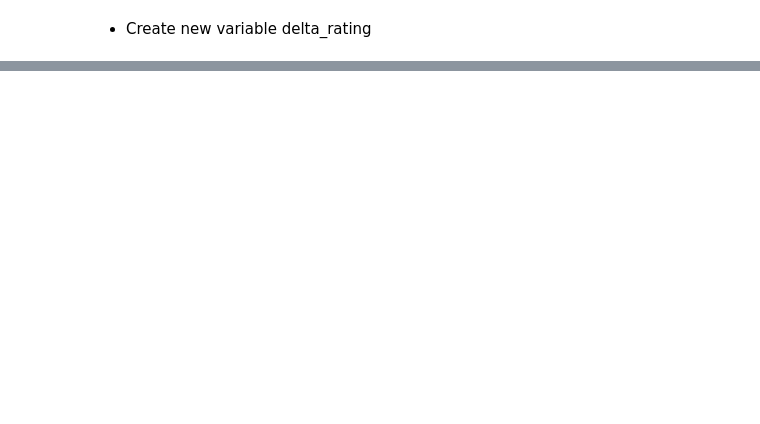
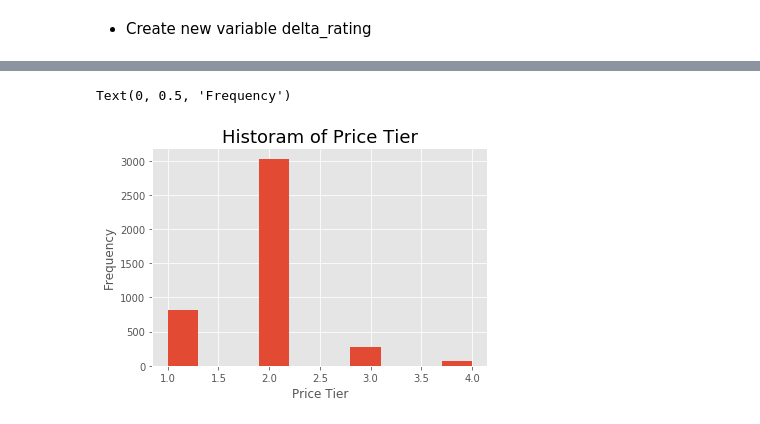
Before and after one commit to sophieying24/webscraping_yelp, a Jupyter notebook: Webscraping Project Yelp.ipynb, the cells around one changed output, grey strips where cells are left out. Cells and saved outputs as stored; diff of their text form; code cells hidden in the pictures; blank space fills up the shorter version.

```diff
--- a/Webscraping Project Yelp.ipynb
+++ b/Webscraping Project Yelp.ipynb
@@ -294,0 +352,8 @@ df.loc[df['cuisine']=='japanese'].delivery.mean()
+# %%
+plt.hist(df.price_range)
+plt.title('Historam of Price Tier', fontsize = 18)
+plt.xlabel('Price Tier')
+plt.ylabel('Frequency')
+# %% [output]
+Text(0, 0.5, 'Frequency')
+[figure, added]
```
Also changed, not shown: parts of 106 cells of this notebook, 8 other files.
